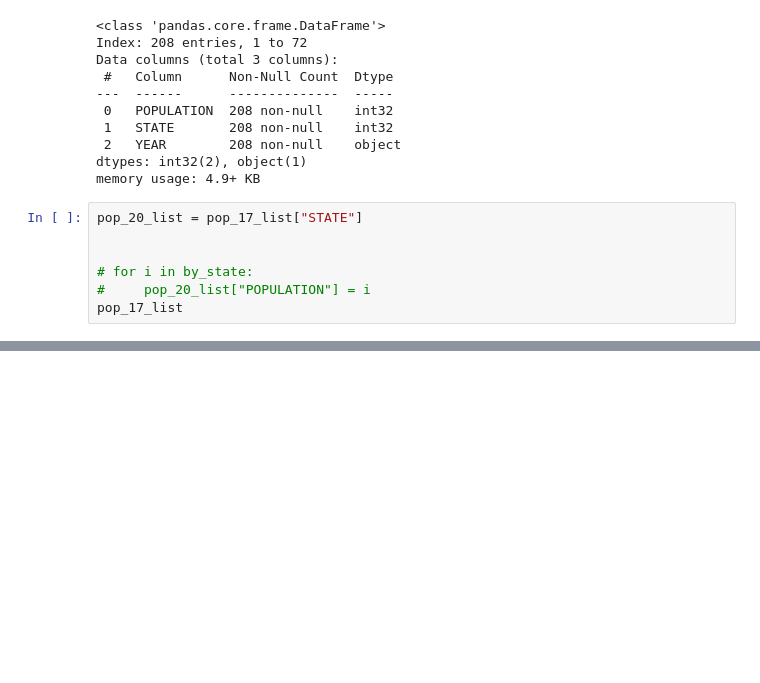
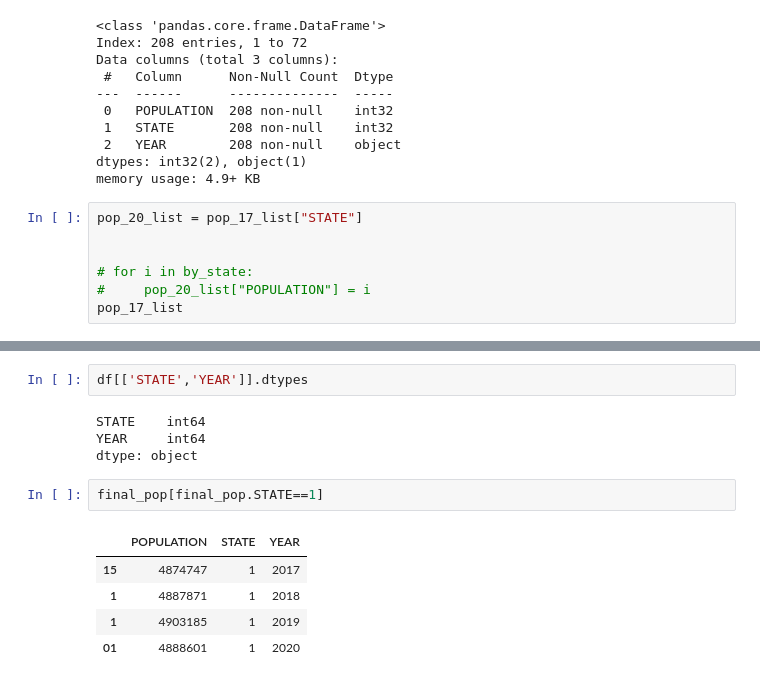
Before and after one commit to Jasneel/WeatherVsAccidents, a Jupyter notebook: jd_test-Copy1.ipynb, the cells around one changed output, grey strips where cells are left out. Cells and saved outputs as stored; diff of their text form; blank space fills up the shorter version.

```diff
--- a/jd_test-Copy1.ipynb
+++ b/jd_test-Copy1.ipynb
@@ -284,0 +260,14 @@ df
+# %%
+df[['STATE','YEAR']].dtypes
+# %% [output]
+STATE    int64
+YEAR     int64
+dtype: object
+# %%
+final_pop[final_pop.STATE==1]
+# %% [output]
+|  | POPULATION | STATE | YEAR |
+| 15 | 4874747 | 1 | 2017 |
+| 1 | 4887871 | 1 | 2018 |
+| 1 | 4903185 | 1 | 2019 |
+| 01 | 4888601 | 1 | 2020 |
```
Also changed, not shown: parts of 13 cells of this notebook.
